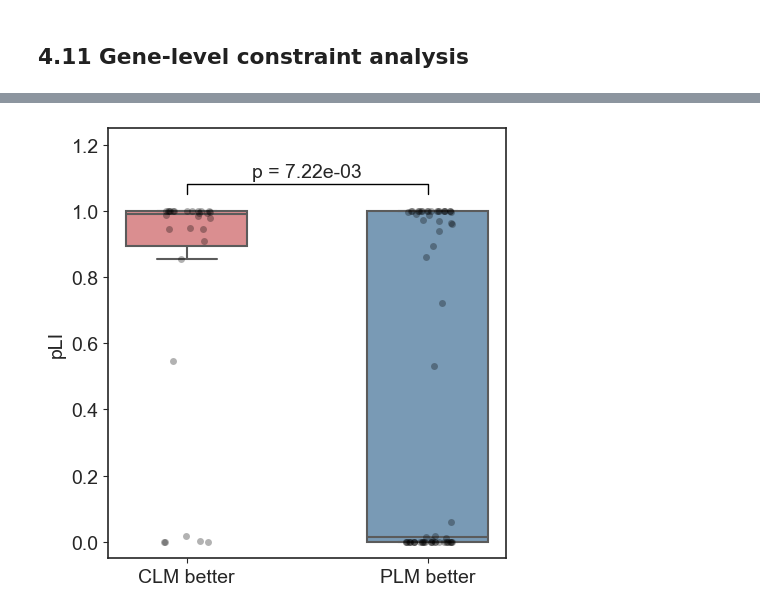
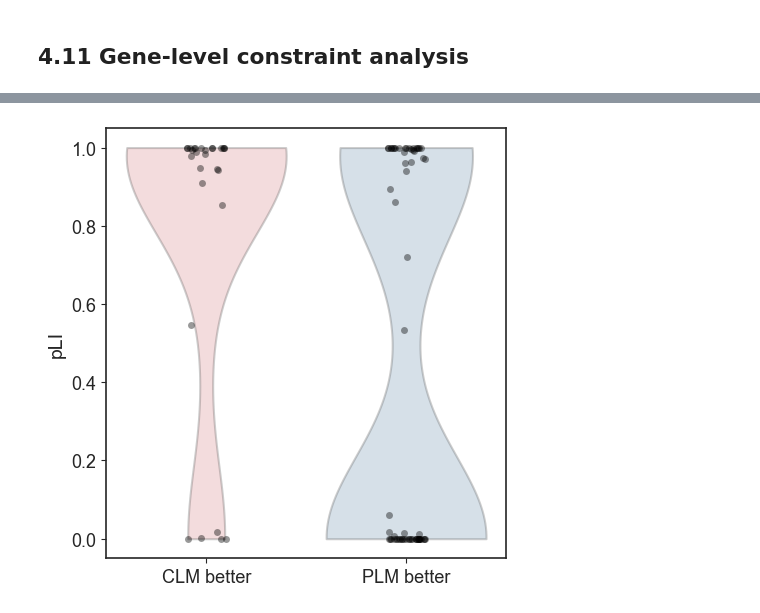
Before and after one commit to Cassie818/Viral-mut, a Jupyter notebook: bin/fig5.ipynb, the cells around one changed output, grey strips where cells are left out. Drawn from its saved outputs; the diff is of its cells as text; code cells hidden in the pictures.

```diff
--- a/bin/fig5.ipynb
+++ b/bin/fig5.ipynb
@@ -990,8 +990,8 @@ import gzip
 import io
 import seaborn as sns
 import matplotlib.pyplot as plt
+import numpy as np
 from scipy.stats import mannwhitneyu, sem
-
 
 
 url = "https://storage.googleapis.com/gcp-public-data--gnomad/release/2.1.1/constraint/gnomad.v2.1.1.lof_metrics.by_gene.txt.bgz"
@@ -1001,77 +1001,87 @@ try:
     with gzip.open(io.BytesIO(response.content), 'rt') as f:
         df_gnomad = pd.read_csv(f, sep='\t')
 
-    pli_dict = df_gnomad.set_index('gene')['pLI'].to_dict()
+    df_gnomad_clean = df_gnomad.sort_values('pLI', ascending=False).drop_duplicates('gene')
 
-    data = []
+    # Store pLI and LOEUF
+    metrics_dict = df_gnomad_clean.set_index('gene')[['pLI', 'oe_lof_upper']].to_dict('index')
 
-    found_calm = 0
-    for g in calm_specific_genes['Gene']:
-        if g in pli_dict:
-            data.append({'Gene': g, 'Group': 'CLM better', 'pLI': pli_dict[g]})
-            found_calm += 1
+    plot_data = []
 
-    found_esm = 0
-    for g in esm_specific_genes['Gene']:
-        if g in pli_dict:
-            data.append({'Gene': g, 'Group': 'PLM better', 'pLI': pli_dict[g]})
-            found_esm += 1
+    groups = {
+        'CLM better': calm_specific_genes['Gene'].tolist(),
+        'PLM better': esm_specific_genes['Gene'].tolist()
+    }
 
-    df_plot = pd.DataFrame(data)
+    for label, genes in groups.items():
+        count = 0
+        for g in genes:
+            if g in metrics_dict:
+                plot_data.append({
+                    'Gene': g,
+                    'Group': label,
+                    'pLI': metrics_dict[g]['pLI'],
+                    'LOEUF': metrics_dict[g]['oe_lof_upper']
+                })
+                count += 1
+        print(f"Group {label}: Successfully matched {count} genes with constraint metrics")
 
+    df_final = pd.DataFrame(plot_data)
 
-    group_calm = df_plot[df_plot['Group'] == 'CLM better']['pLI']
-    group_esm = df_plot[df_plot['Group'] == 'PLM better']['pLI']
+    def calculate_stats(df, metric):
+        g_clm = df[df['Group'] == 'CLM better'][metric].dropna()
+        g_plm = df[df['Group'] == 'PLM better'][metric].dropna()
 
-    # Mann-Whitney U Test
-    stat, p_val = mannwhitneyu(group_calm, group_esm, alternative='two-sided')
+        u_stat, p_val = mannwhitneyu(g_clm, g_plm, alternative='two-sided')
 
-    print(f"CaLM Group (n={found_calm}): Mean pLI = {group_calm.mean():.3f} +/- {sem(group_calm):.3f}")
-    print(f"ESM Group  (n={found_esm}): Mean pLI = {group_esm.mean():.3f} +/- {sem(group_esm):.3f}")
-    print(f"p-value: {p_val:.2e}")
+        # Rank-Biserial Correlation (r) calculation for Effect Size
+        n1, n2 = len(g_clm), len(g_plm)
+        r_effect = 1 - (2 * u_stat / (n1 * n2))
 
-    if p_val < 0.05:
-        print("Significant")
-    else:
-        print("Not Significant")
+        return p_val, r_effect, g_clm, g_plm
 
-    plt.figure(figsize=(5, 5))
     plt.rcParams.update({
         'font.size': 14,
         'axes.titlesize': 15,
         'axes.labelsize': 14,
         'xtick.labelsize': 13,
         'ytick.labelsize': 13,
-        'legend.fontsize': 13,
         'font.family': 'sans-serif',
         'font.sans-serif': ['Arial'],
         'axes.edgecolor': 'black',
         'axes.linewidth': 1.2
-        })
+    })
+    sns.set_style("ticks")
 
-    sns.set_style("ticks")
     my_pal = {'CLM better': '#E68284', 'PLM better': '#6F9BBF'}
+    metrics = [('pLI', 'pLI'), ('LOEUF', 'LOEUF')]
 
-    ax = sns.boxplot(x='Group', y='pLI', data=df_plot, palette=my_pal,
-                     width=0.5, linewidth=1.5, fliersize=0)
+    for col, title in metrics:
+        p_val, r_eff, g1, g2 = calculate_stats(df_final, col)
 
-    sns.stripplot(x='Group', y='pLI', data=df_plot, color='black', alpha=0.3, jitter=True, size=5)
+        plt.figure(figsize=(5, 5))
 
-    y_max = 1.15
-    y_line = 1.05
-    col_max = df_plot['pLI'].max()
+        sns.violinplot(x='Group', y=col, data=df_final, palette=my_pal,
+                       inner=None, alpha=0.3, linewidth=1.5, cut=0)
 
-    plt.plot([0, 0, 1, 1], [y_line, y_line+0.03, y_line+0.03, y_line], lw=1.0, c='k')
-    plt.text(0.5, y_line+0.04, f"p = {p_val:.2e}", ha='center', va='bottom', fontsize=14)
-    plt.tick_params(axis='both', which='major', labelsize=14)
+        sns.stripplot(x='Group', y=col, data=df_final, color='black',
+                      alpha=0.4, jitter=True, size=5)
 
-    plt.ylabel('pLI', fontsize=14)
-    plt.xlabel('', fontsize=14)
-    plt.ylim(-0.05, 1.25)
 
-    plt.tight_layout()
-    plt.show()
+        plt.xlabel("")
+        plt.ylabel(title)
+
+        print(f"Effect Size (Rank-Biserial r): {r_eff:.3f}")
+        print(f"p-value: {p_val:.2e}")
+
+        if col == 'pLI':
+            high_p = (g2 > 0.9).sum() / len(g2) * 100
+            low_p = (g2 < 0.1).sum() / len(g2) * 100
+            print(f"PLM Group Bimodality Validation: {high_p:.1f}% High pLI, {low_p:.1f}% Low pLI")
+
+        plt.tight_layout()
+        plt.show()
 
 except Exception as e:
-    print(f"Error: {e}")
+    print(f"Error occurred: {e}")
 # %% [output]
@@ -1082 +1093 @@ Significant
-[figure, old version]
+[figure, new version]
```
Also changed, not shown: parts of 4 cells of this notebook.
